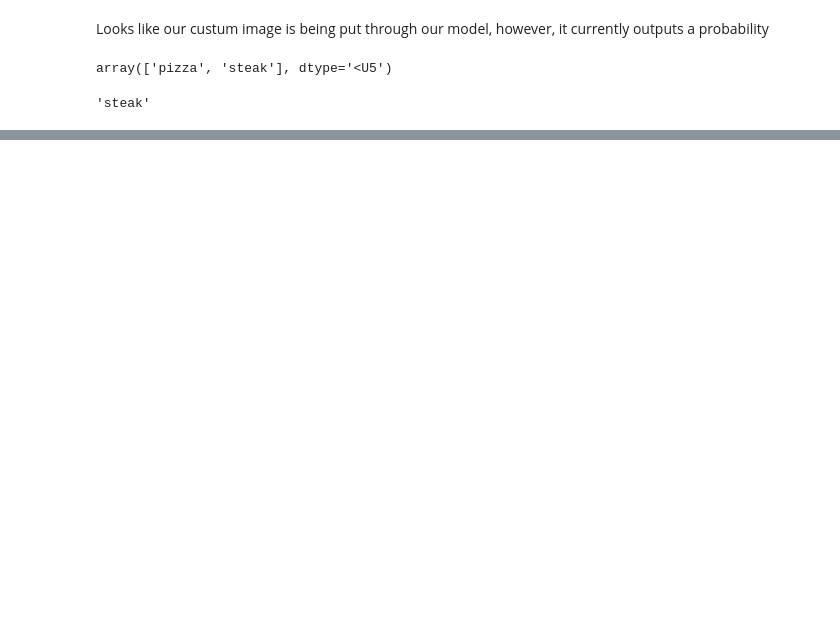
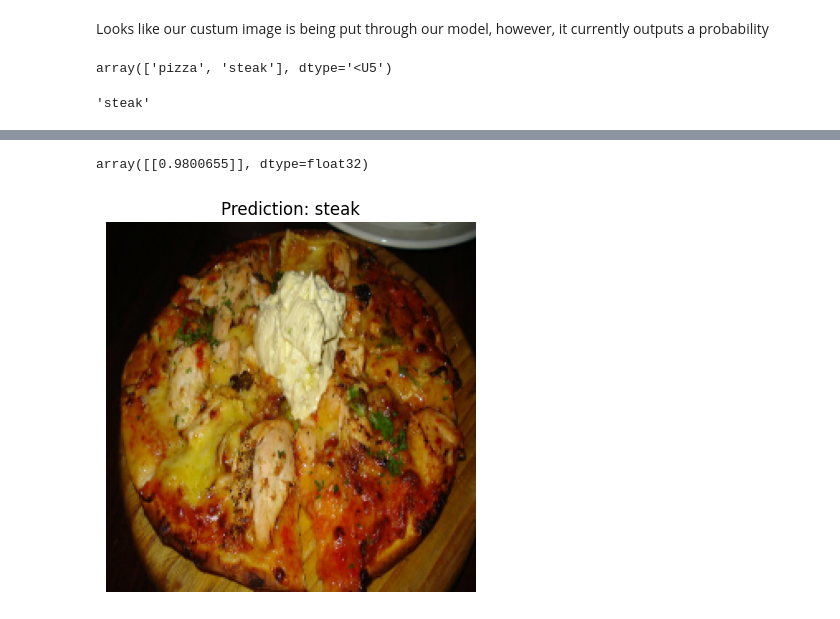
Before and after one commit to bpiaple/TensorFlow-Course, a Jupyter notebook: 05_Introduction_to_tensorflow_with_tensorflow.ipynb, the cells around one changed output, grey strips where cells are left out. Saved outputs shown, nothing was run; the diff lists cells and outputs as text; code cells hidden in the pictures; blank space fills up the shorter version.

```diff
--- a/05_Introduction_to_tensorflow_with_tensorflow.ipynb
+++ b/05_Introduction_to_tensorflow_with_tensorflow.ipynb
@@ -1016,6 +1016,7 @@ steak.shape, steak
 # %%
 # Create a function to reshape images
 def reshape_image(image):
+  image = image/255.
   return tf.expand_dims(image, axis=0)
 # %%
 steak = reshape_image(steak)
@@ -1065,3 +1066,6 @@ def pred_and_plot(model, filename, class_names):
   plt.title(f"Prediction: {pred_class}")
   plt.axis(False);
   return pred
+# %%
+pred_and_plot(model_7, "/content/pizza_steak/train/pizza/121834.jpg", class_names)
+# %% [output]
@@ -1067,0 +1073,2 @@ def pred_and_plot(model, filename, class_names):
+array([[0.9800655]], dtype=float32)
+[figure, added]
```
Also changed, not shown: parts of 46 cells of this notebook.
